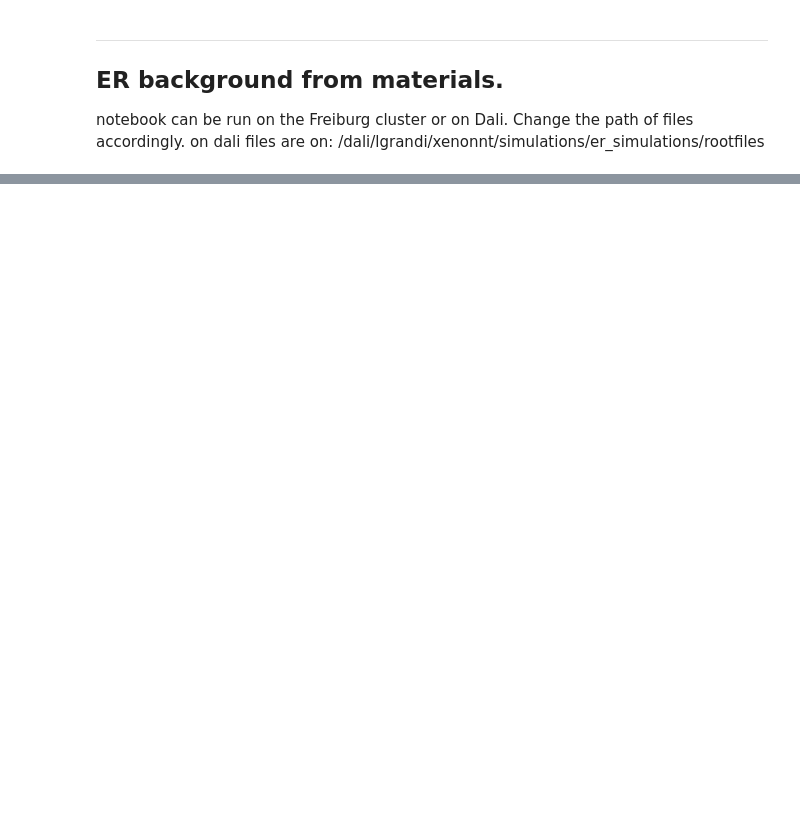
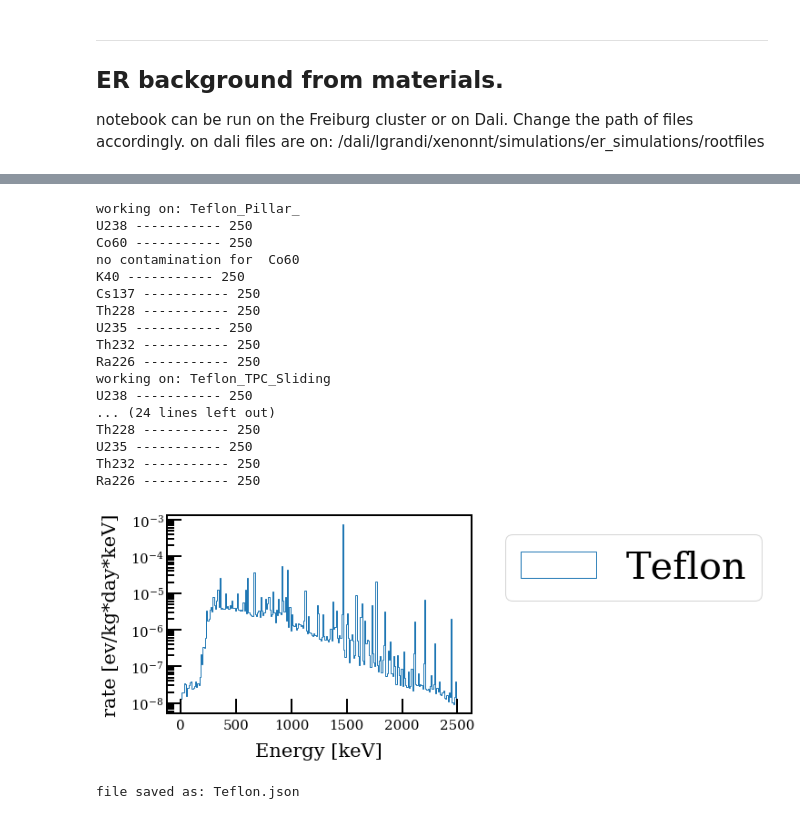
Before and after one commit to ariannarocchetti/MonteCarlo_ER, a Jupyter notebook: notebooks/analysis.ipynb, the cells around one changed output, grey strips where cells are left out. Saved outputs shown, nothing was run; the diff lists cells and outputs as text; code cells hidden in the pictures; blank space fills up the shorter version.

```diff
--- a/notebooks/analysis.ipynb
+++ b/notebooks/analysis.ipynb
@@ -274,11 +307,32 @@ make_spectrum(values, "Bell")
 # %%
 #plot Teflon
+
 components = [
              "Teflon_Pillar_",
              "Teflon_TPC_Sliding",
              "Teflon_TPC_Fixed",
              "Teflon_BottomTPC",
              ]
-values, bins_plt = plot_total_contribution(500, 0, 2500 )
-make_spectrum(values, "Teflon")
+values, bins_plt = plot_total_contribution(bins, min_val, max_val )
+make_spectrum(values, "Teflon", bins, min_val, max_val)
+# %% [output]
+working on: Teflon_Pillar_
+U238 ----------- 250
+Co60 ----------- 250
+no contamination for  Co60
+K40 ----------- 250
+Cs137 ----------- 250
+Th228 ----------- 250
+U235 ----------- 250
+Th232 ----------- 250
+Ra226 ----------- 250
+working on: Teflon_TPC_Sliding
+U238 ----------- 250
+... (24 lines left out)
+Th228 ----------- 250
+U235 ----------- 250
+Th232 ----------- 250
+Ra226 ----------- 250
+[figure, added]
+file saved as: Teflon.json
 # %%
```
Also changed, not shown: parts of 37 cells of this notebook, 1 other file.
